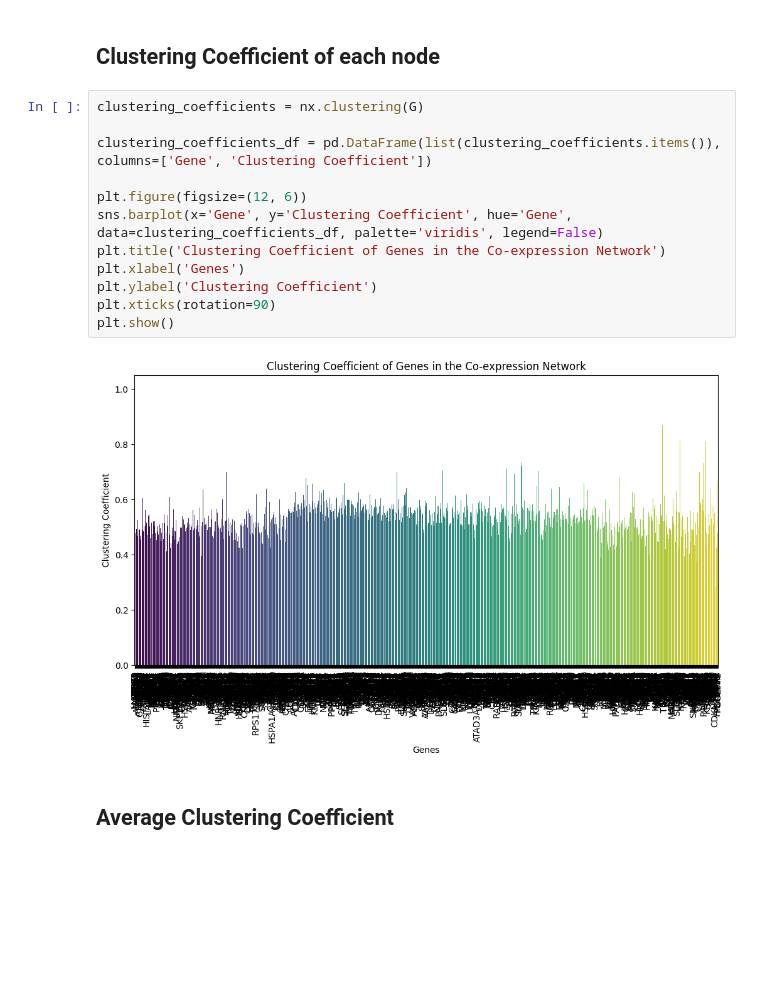
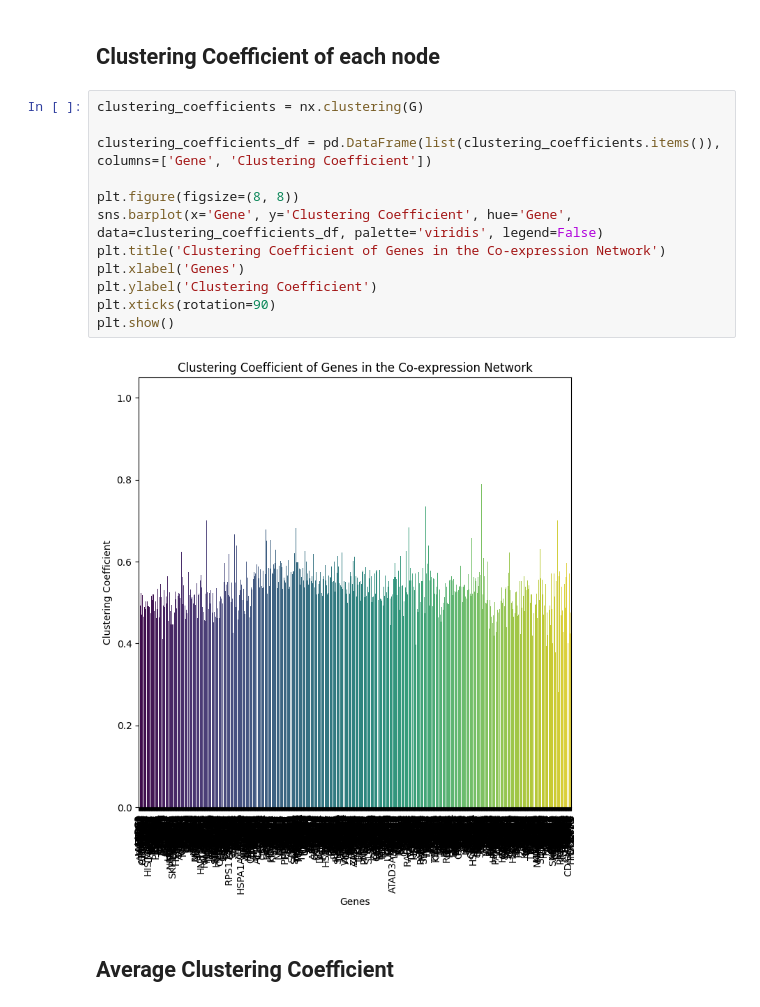
Before and after one commit to atifquamar07/Network-Biology-Project-2023, a Jupyter notebook: analysis.ipynb, the cells around one changed output. Drawn from its saved outputs; the diff is of its cells as text; blank space fills up the shorter version.

```diff
--- a/analysis.ipynb
+++ b/analysis.ipynb
@@ -129,17 +118,17 @@ Taking very long time
 # %%
 clustering_coefficients = nx.clustering(G)
 
 clustering_coefficients_df = pd.DataFrame(list(clustering_coefficients.items()), columns=['Gene', 'Clustering Coefficient'])
 
-plt.figure(figsize=(12, 6))
+plt.figure(figsize=(8, 8))
 sns.barplot(x='Gene', y='Clustering Coefficient', hue='Gene', data=clustering_coefficients_df, palette='viridis', legend=False)
 plt.title('Clustering Coefficient of Genes in the Co-expression Network')
 plt.xlabel('Genes')
 plt.ylabel('Clustering Coefficient')
 plt.xticks(rotation=90)
 plt.show()
 # %% [output]
-[figure, old version]
+[figure, new version]
 # %% [markdown]
 ## Average Clustering Coefficient
 # %%
```
Also changed, not shown: parts of 14 cells of this notebook, 33 other files.
